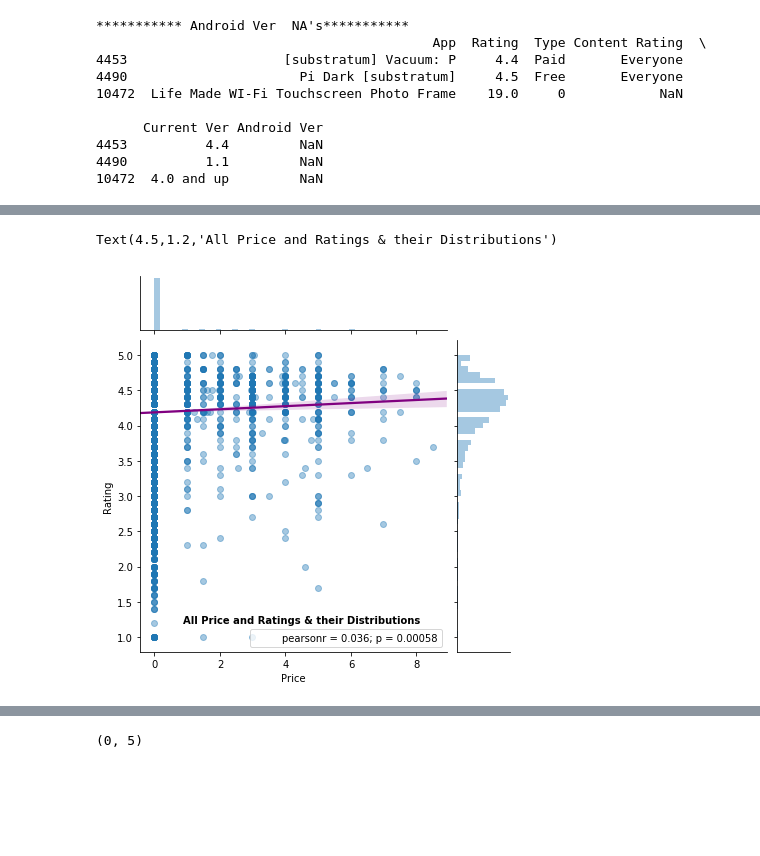
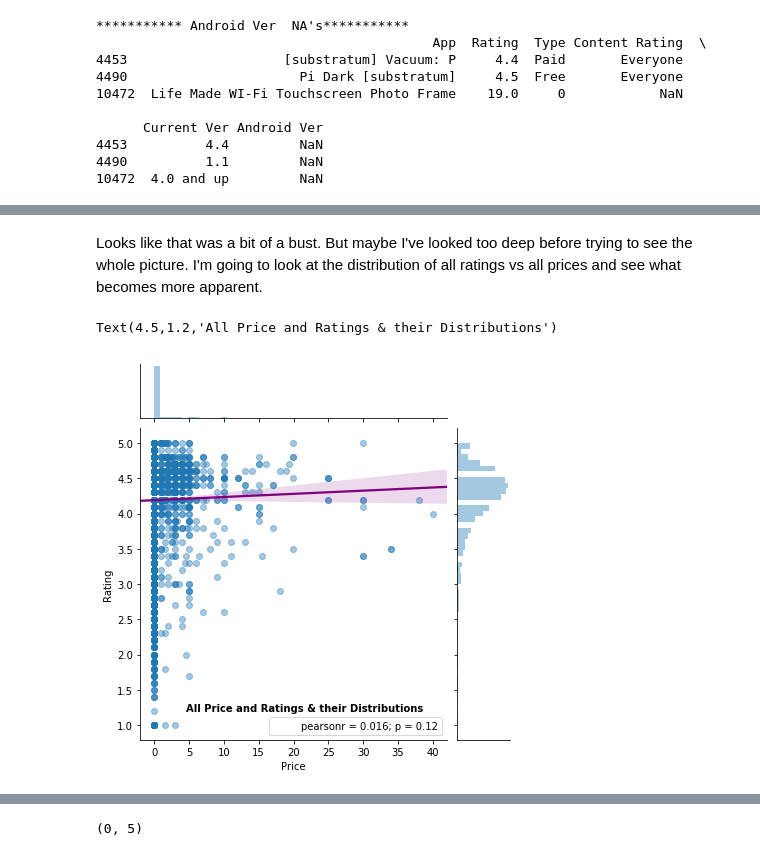
Before and after one commit to georgez-zgeorge/AML_code, a Jupyter notebook: Homework1.1.ipynb, the cells around one changed output, grey strips where cells are left out. Cells and saved outputs as stored; diff of their text form; code cells hidden in the pictures; blank space fills up the shorter version.

Commit message:
Final before check

```diff
--- a/Homework1.1.ipynb
+++ b/Homework1.1.ipynb
@@ -267,4 +315,4 @@ aapps_df.head(5)
 # %%
-#Remove anything above the 99th percentile in price
-qPrice = aapps_df['Price'].quantile(0.99)
-aapps_df = aapps_df[aapps_df["Price"] < qPrice]
+#Remove anything above the 3rd standard devation
+stdevPrice = aapps_df['Price'].std()
+aapps_df = aapps_df[aapps_df["Price"] < 3*stdevPrice]
@@ -330,12 +386,14 @@ Text(0.5,1,'Average Price and Rating by Category')
+# %% [markdown]
+Looks like that was a bit of a bust. But maybe I've looked too deep before trying to see the whole picture. I'm going to look at the distribution of all ratings vs all prices and see what becomes more apparent.
 # %%
 #Create joint plot from Price and Rating data
 joint1 = sns.jointplot('Price','Rating',aapps_df,joint_kws= {'alpha': 0.4},)
 #Create regression plot from same data, then overlap plots
 joint2=sns.regplot('Price','Rating',aapps_df, ax=joint1.ax_joint, scatter=False,color='purple')
 #despine
 sns.despine()
 #Place title on graph
-joint2.text(4.5, 1.2, "All Price and Ratings & their Distributions", horizontalalignment='center', size='medium', color='black', weight='semibold')
+joint2.text(4.5, 1.2, "All Price and Ratings & their Distributions", horizontalalignment='left', size='medium', color='black', weight='semibold')
 # %% [output]
 Text(4.5,1.2,'All Price and Ratings & their Distributions')
-[figure, old version]
+[figure, new version]
```
Also changed, not shown: parts of 64 cells of this notebook.
